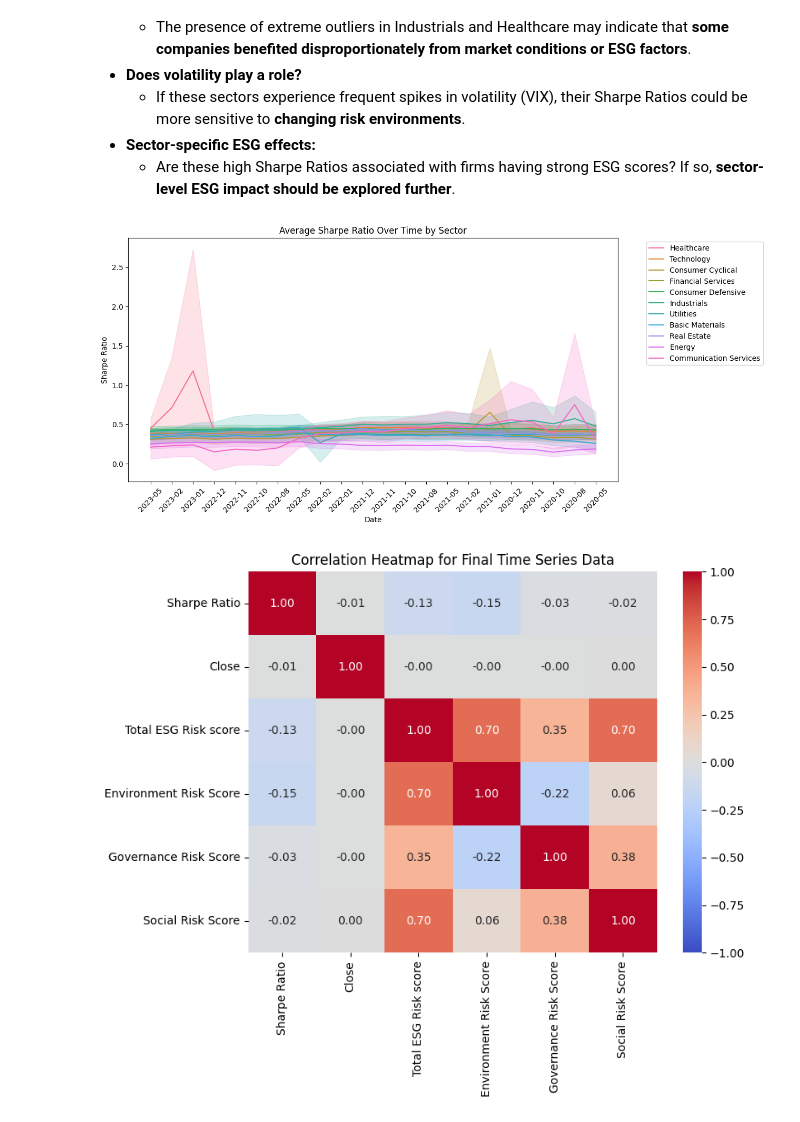
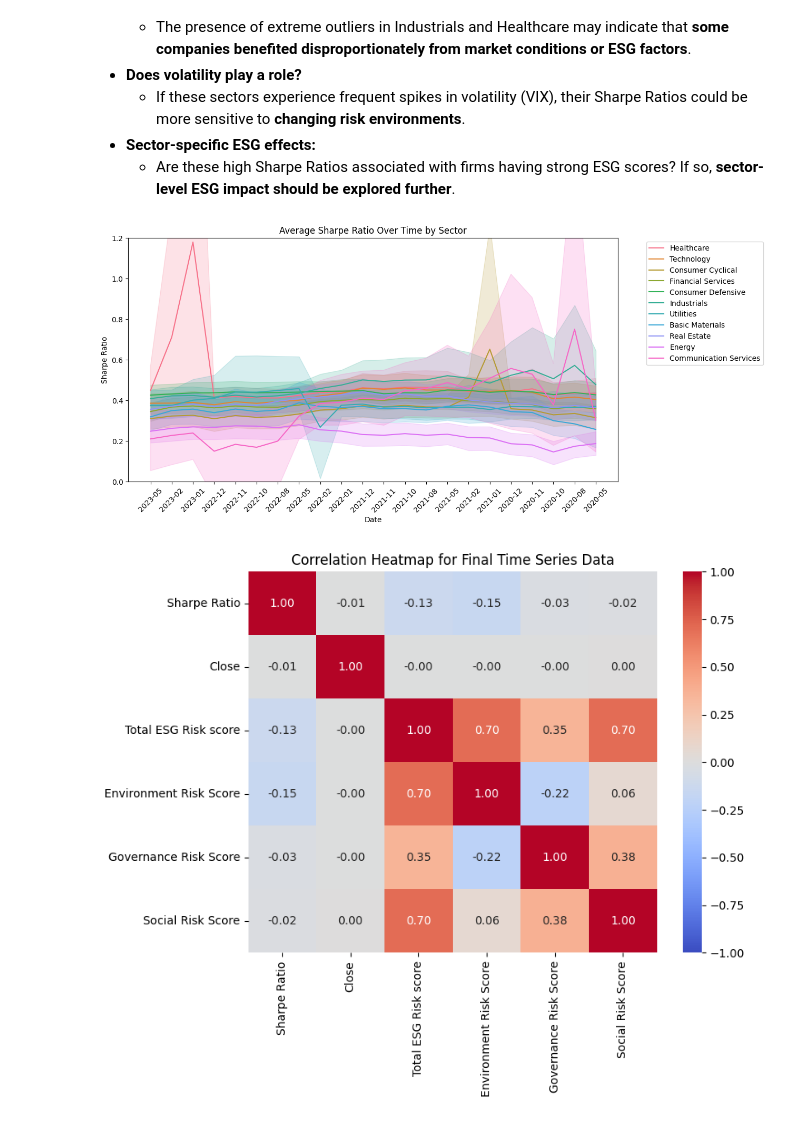
Before and after one commit to navanni/WI25_Portfolio, a Jupyter notebook: FinalProject_Group145_WI25.ipynb, the cells around one changed output. Drawn from its saved outputs; the diff is of its cells as text; code cells hidden in the pictures.

```diff
--- a/FinalProject_Group145_WI25.ipynb
+++ b/FinalProject_Group145_WI25.ipynb
@@ -731,12 +763,13 @@ plt.show()
 # %%
 plt.figure(figsize=(12, 6))
 sns.lineplot(data=final_timeseries, x="Date", y="Sharpe Ratio", hue="Sector", estimator="mean")
+plt.ylim(0,1.2)
 plt.xticks(rotation=45)
 plt.title("Average Sharpe Ratio Over Time by Sector")
 plt.legend(bbox_to_anchor=(1.05, 1), loc="upper left")
 plt.show()
 # %% [output]
-[figure, old version]
+[figure, new version]
 # %%
 plt.figure(figsize=(8, 6))
 sns.heatmap(final_timeseries.corr(numeric_only=True), annot=True, cmap="coolwarm", fmt=".2f", vmin=-1, vmax=1)
```
Also changed, not shown: parts of 8 cells of this notebook.
